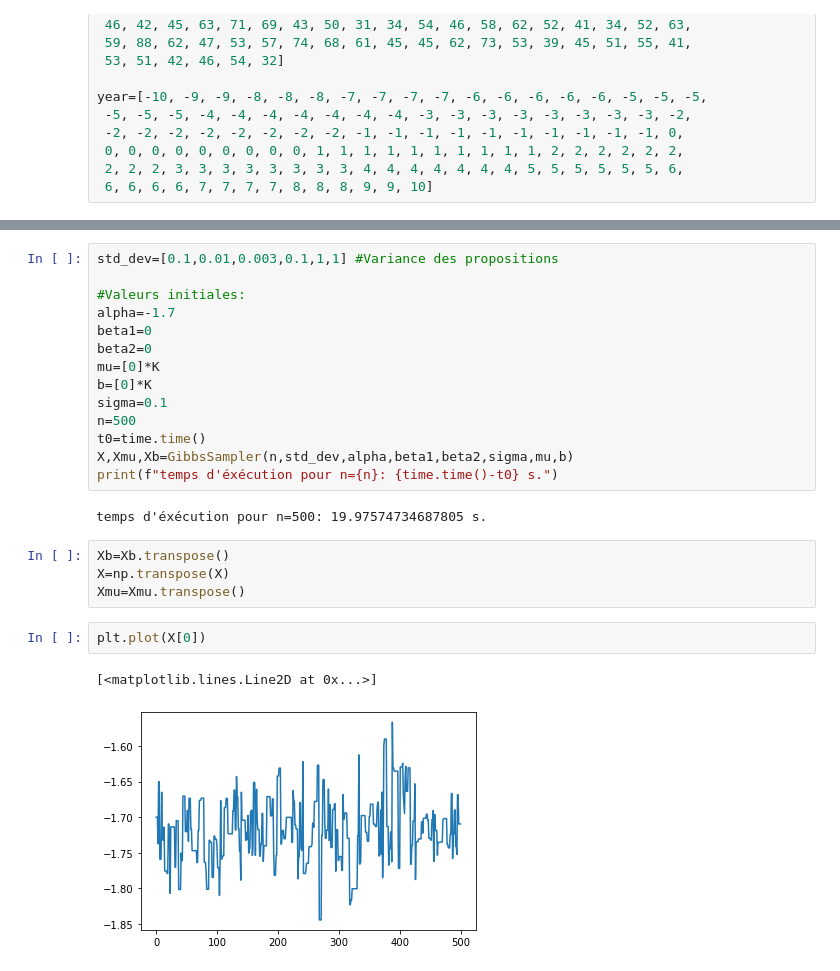
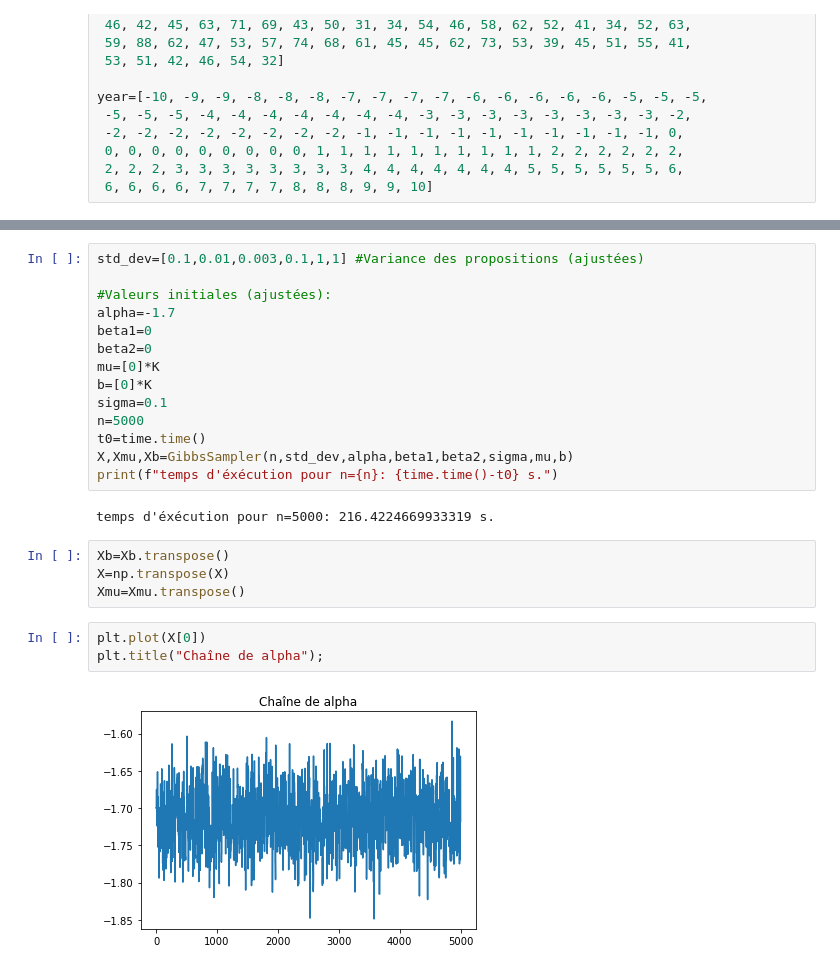
Before and after one commit to PaulTrincklin/Bayes-Project, a Jupyter notebook: Projet.ipynb, the cells around one changed output, grey strips where cells are left out. Drawn from its saved outputs; the diff is of its cells as text.

```diff
--- a/Projet.ipynb
+++ b/Projet.ipynb
@@ -150,29 +150,29 @@ def GibbsSampler(n,std_dev,alpha,beta1,beta2,sigma,mu,b):
                 Xb[j+1][i]=Xp
     return X,Xmu,Xb
 # %%
-std_dev=[0.1,0.01,0.003,0.1,1,1] #Variance des propositions
+std_dev=[0.1,0.01,0.003,0.1,1,1] #Variance des propositions (ajustées)
 
-#Valeurs initiales:
+#Valeurs initiales (ajustées):
 alpha=-1.7
 beta1=0
 beta2=0
 mu=[0]*K
 b=[0]*K
 sigma=0.1
-n=500
+n=5000
 t0=time.time()
 X,Xmu,Xb=GibbsSampler(n,std_dev,alpha,beta1,beta2,sigma,mu,b)
 print(f"temps d'éxécution pour n={n}: {time.time()-t0} s.")
 # %% [output]
-temps d'éxécution pour n=500: 19.97574734687805 s.
+temps d'éxécution pour n=5000: 216.4224669933319 s.
 # %%
 Xb=Xb.transpose()
 X=np.transpose(X)
 Xmu=Xmu.transpose()
 # %%
 plt.plot(X[0])
+plt.title("Chaîne de alpha");
 # %% [output]
-[<matplotlib.lines.Line2D at 0x...>]
-[figure, old version]
+[figure, new version]
 # %%
 plt.plot(X[1])
```
Also changed, not shown: parts of 14 cells of this notebook.
